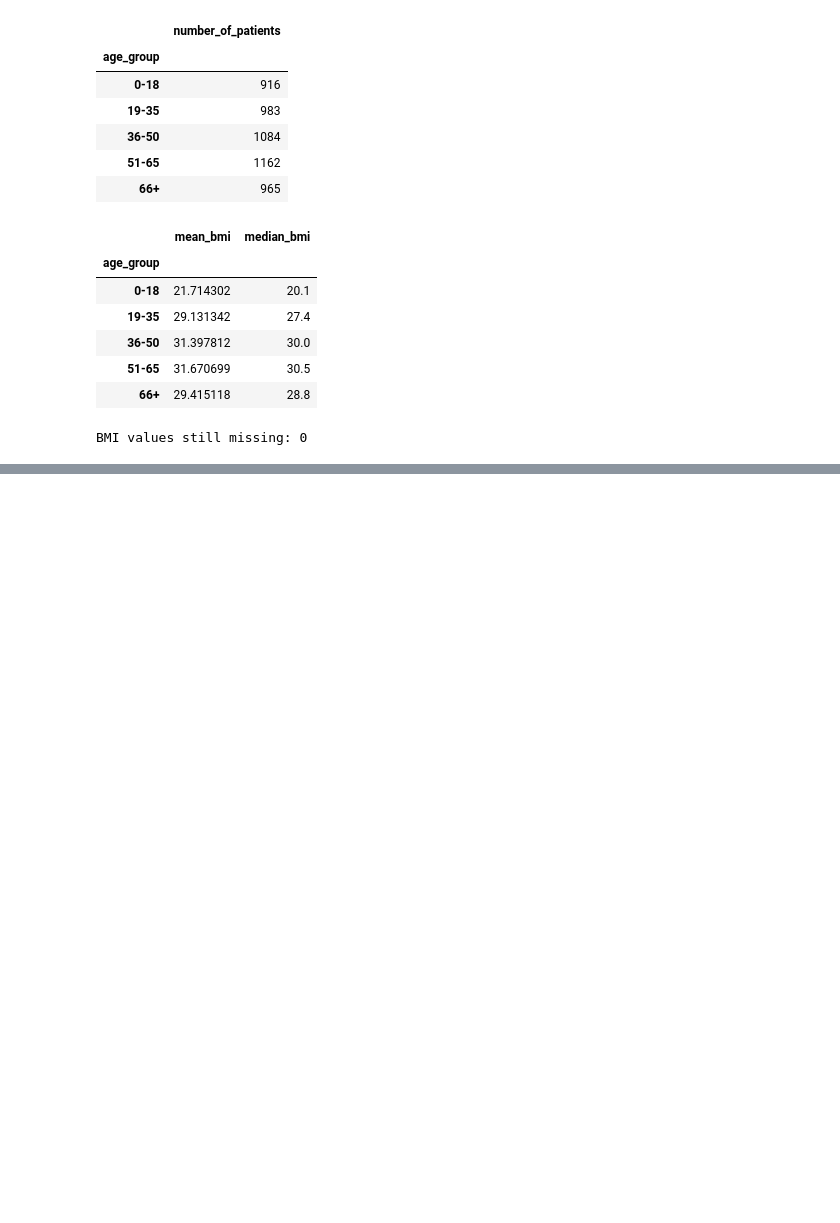
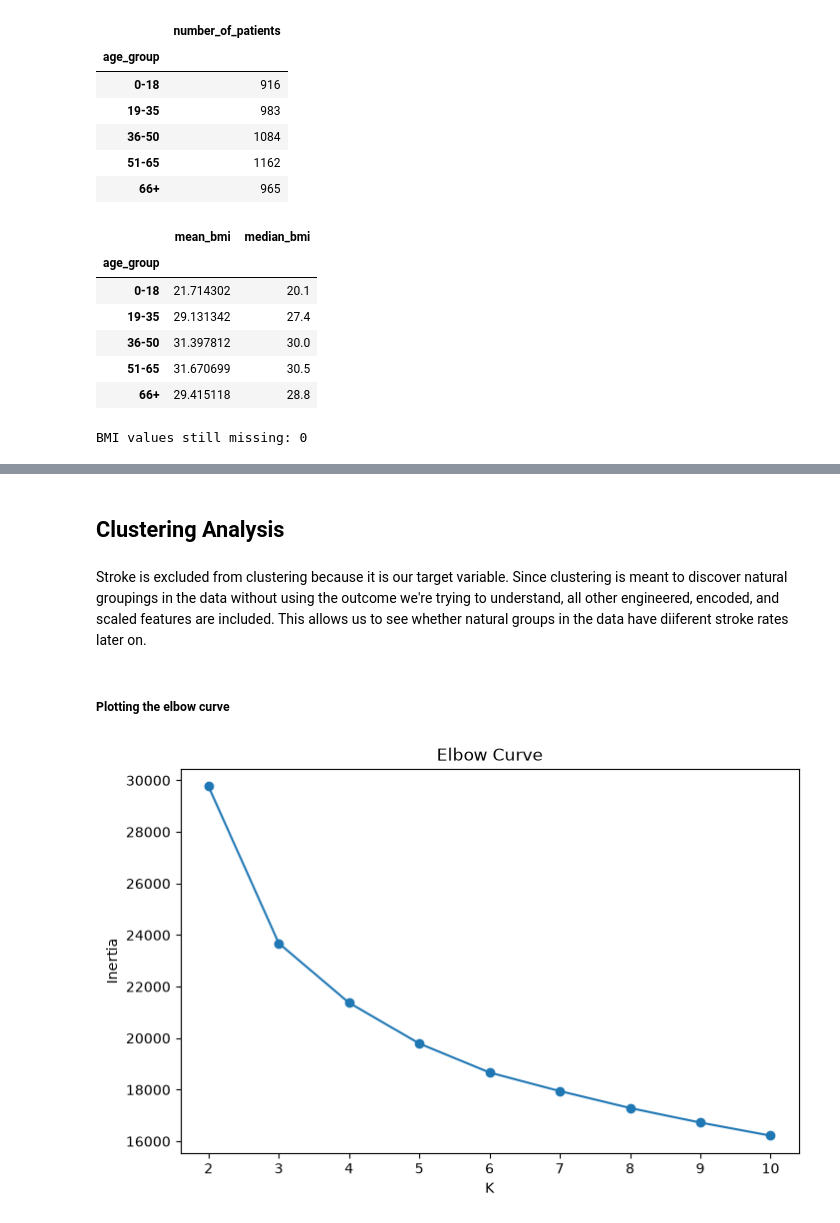
Before and after one commit to Paulelo/Capstone_project, a Jupyter notebook: group_28_capstone.ipynb, the cells around one changed output, grey strips where cells are left out. Drawn from its saved outputs; the diff is of its cells as text; code cells hidden in the pictures; blank space fills up the shorter version.

Commit message:
Add Feature engineering and clustering

```diff
--- a/group_28_capstone.ipynb
+++ b/group_28_capstone.ipynb
@@ -582,0 +606,3 @@ BMI values still missing: 0
+# %%
+age_order = {'Child': 0, 'Young adult': 1, 'Middle-aged': 2, 'Senior': 3}
+df['age_group'] = df['age_group'].map(age_order).astype(int)
@@ -582,0 +612,7 @@ BMI values still missing: 0
+# %%
+from sklearn.preprocessing import StandardScaler
+
+numeric_cols = ['age', 'avg_glucose_level', 'bmi', 'glucose_bmi_ratio']
+
+scaler = StandardScaler()
+df[numeric_cols] = scaler.fit_transform(df[numeric_cols])
@@ -582,0 +631,31 @@ BMI values still missing: 0
+# %% [markdown]
+## Clustering Analysis
+# %% [markdown]
+Stroke is excluded from clustering because it is our target variable. Since clustering is meant to discover natural groupings in the data without using the outcome we're trying to understand, all other engineered, encoded, and scaled features are included. This allows us to see whether natural groups in the data have diiferent stroke rates later on.
+# %%
+X_cluster = df.drop(columns=['stroke', 'id'])
+# %%
+from sklearn.cluster import KMeans
+from sklearn.metrics import silhouette_score
+import matplotlib.pyplot as plt
+
+inertias = []
+sil_scores = []
+K_range = range(2, 11)
+
+for k in K_range:
+    km = KMeans(n_clusters=k, random_state=42, n_init=10)
+    labels = km.fit_predict(X_cluster)
+    inertias.append(km.inertia_)
+    sil_scores.append(silhouette_score(X_cluster, labels))
+# %% [markdown]
+##### Plotting the elbow curve
+# %%
+plt.figure(figsize=(8,5))
+plt.plot(K_range, inertias, marker='o')
+plt.xlabel('K')
+plt.ylabel('Inertia')
+plt.title('Elbow Curve')
+plt.show()
+# %% [output]
+[figure, added]
```
Also changed, not shown: parts of 36 cells of this notebook.
